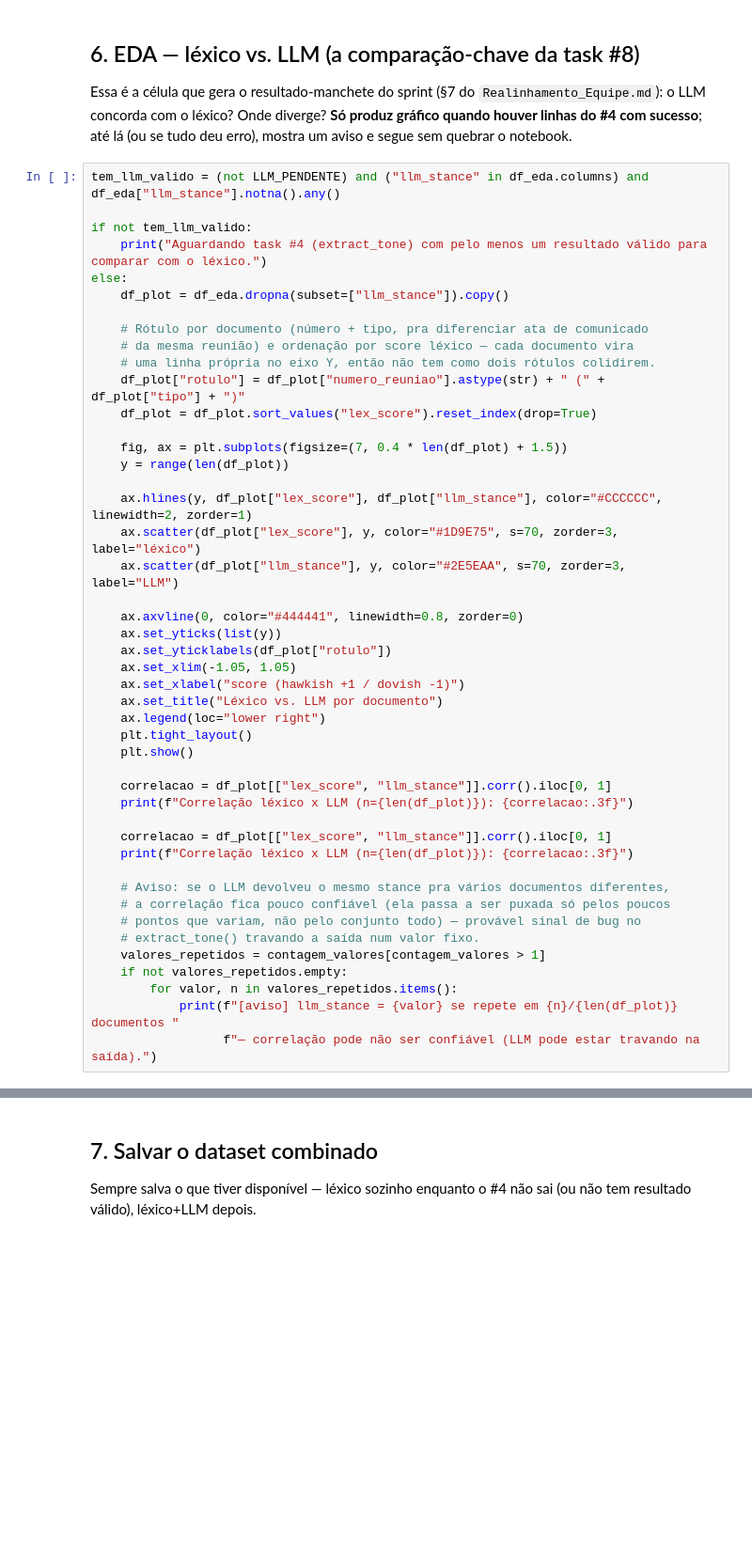
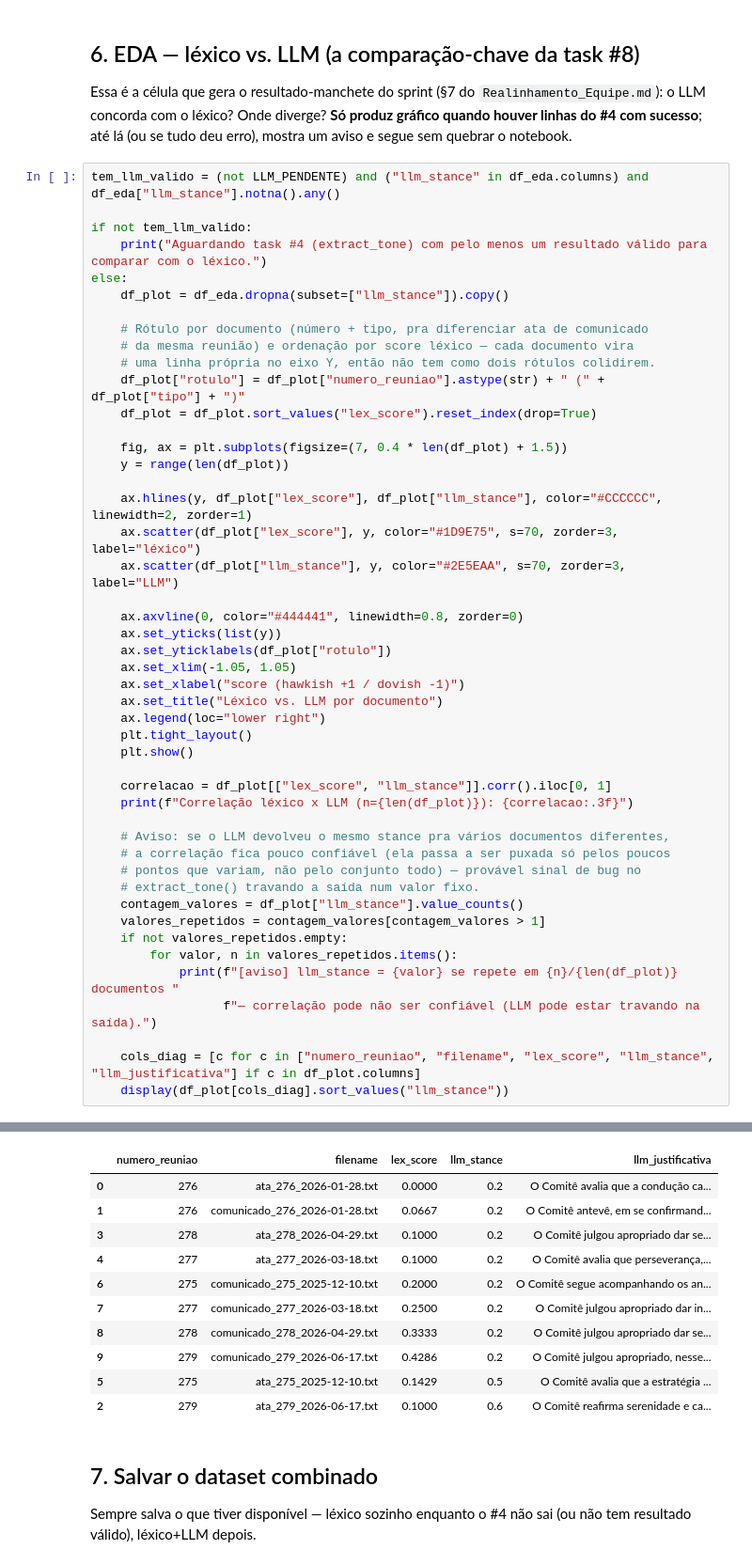
Before and after one commit to ribasmar/Desafio_ITAU, a Jupyter notebook: notebooks/eda_lexico_vs_llm.ipynb, the cells around one changed output, grey strips where cells are left out. Shown at 94% size. Cells and saved outputs as stored; diff of their text form; blank space fills up the shorter version.

```diff
--- a/notebooks/eda_lexico_vs_llm.ipynb
+++ b/notebooks/eda_lexico_vs_llm.ipynb
@@ -196,17 +199,18 @@ else:
     correlacao = df_plot[["lex_score", "llm_stance"]].corr().iloc[0, 1]
     print(f"Correlação léxico x LLM (n={len(df_plot)}): {correlacao:.3f}")
 
-    correlacao = df_plot[["lex_score", "llm_stance"]].corr().iloc[0, 1]
-    print(f"Correlação léxico x LLM (n={len(df_plot)}): {correlacao:.3f}")
-
     # Aviso: se o LLM devolveu o mesmo stance pra vários documentos diferentes,
     # a correlação fica pouco confiável (ela passa a ser puxada só pelos poucos
     # pontos que variam, não pelo conjunto todo) — provável sinal de bug no
     # extract_tone() travando a saída num valor fixo.
+    contagem_valores = df_plot["llm_stance"].value_counts()
     valores_repetidos = contagem_valores[contagem_valores > 1]
     if not valores_repetidos.empty:
         for valor, n in valores_repetidos.items():
             print(f"[aviso] llm_stance = {valor} se repete em {n}/{len(df_plot)} documentos "
                   f"— correlação pode não ser confiável (LLM pode estar travando na saída).")
+
+    cols_diag = [c for c in ["numero_reuniao", "filename", "lex_score", "llm_stance", "llm_justificativa"] if c in df_plot.columns]
+    display(df_plot[cols_diag].sort_values("llm_stance"))
 # %% [output]
 [figure]
@@ -214,5 +217,16 @@ Correlação léxico x LLM (n=10): -0.213
 Correlação léxico x LLM (n=10): -0.213
 [aviso] llm_stance = 0.2 se repete em 8/10 documentos — correlação pode não ser confiável (LLM pode estar travando na saída).
+|  | numero_reuniao | filename | lex_score | llm_stance | llm_justificativa |
+| 0 | 276 | ata_276_2026-01-28.txt | 0.0000 | 0.2 | O Comitê avalia que a condução ca... |
+| 1 | 276 | comunicado_276_2026-01-28.txt | 0.0667 | 0.2 | O Comitê antevê, em se confirmand... |
+| 3 | 278 | ata_278_2026-04-29.txt | 0.1000 | 0.2 | O Comitê julgou apropriado dar se... |
+| 4 | 277 | ata_277_2026-03-18.txt | 0.1000 | 0.2 | O Comitê avalia que perseverança,... |
+| 6 | 275 | comunicado_275_2025-12-10.txt | 0.2000 | 0.2 | O Comitê segue acompanhando os an... |
+| 7 | 277 | comunicado_277_2026-03-18.txt | 0.2500 | 0.2 | O Comitê julgou apropriado dar in... |
+| 8 | 278 | comunicado_278_2026-04-29.txt | 0.3333 | 0.2 | O Comitê julgou apropriado dar se... |
+| 9 | 279 | comunicado_279_2026-06-17.txt | 0.4286 | 0.2 | O Comitê julgou apropriado, nesse... |
+| 5 | 275 | ata_275_2025-12-10.txt | 0.1429 | 0.5 | O Comitê avalia que a estratégia ... |
+| 2 | 279 | ata_279_2026-06-17.txt | 0.1000 | 0.6 | O Comitê reafirma serenidade e ca... |
 # %% [markdown]
 ## 7. Salvar o dataset combinado
 
```
Also changed, not shown: parts of 2 cells of this notebook.
